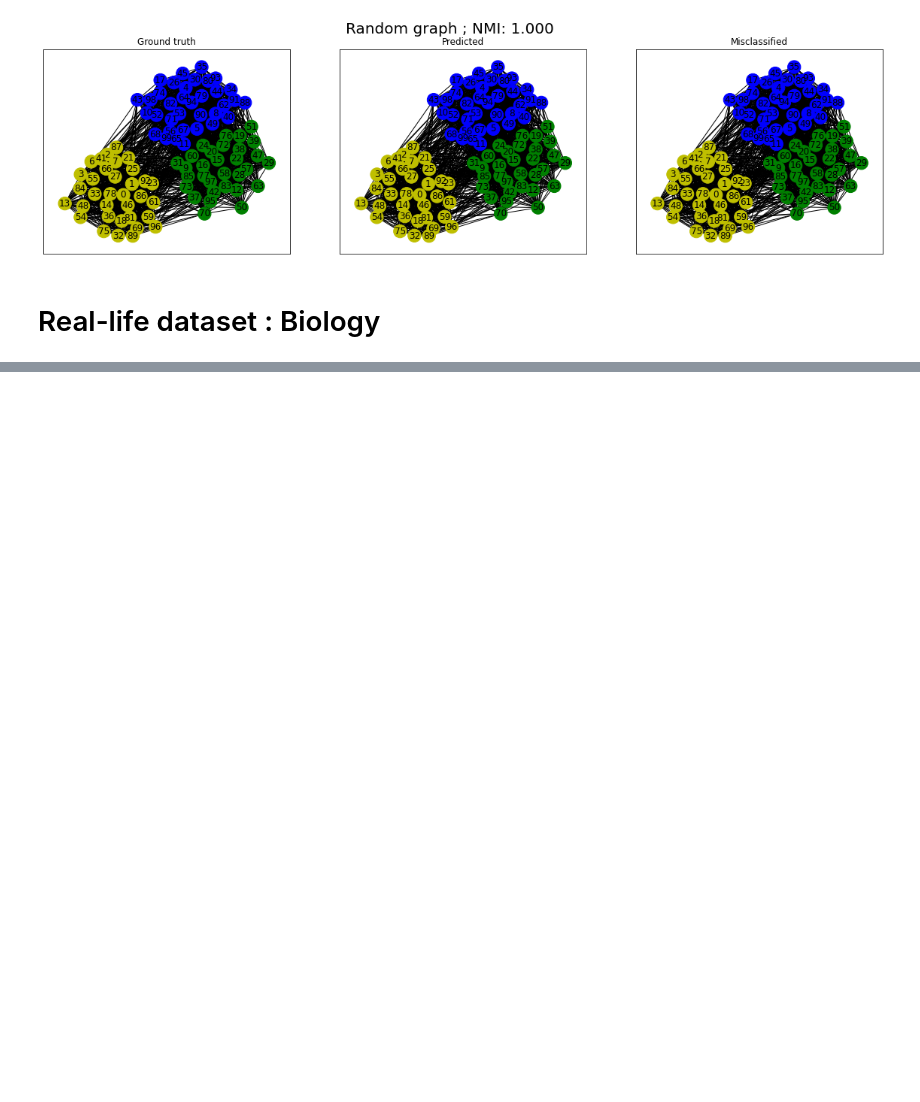
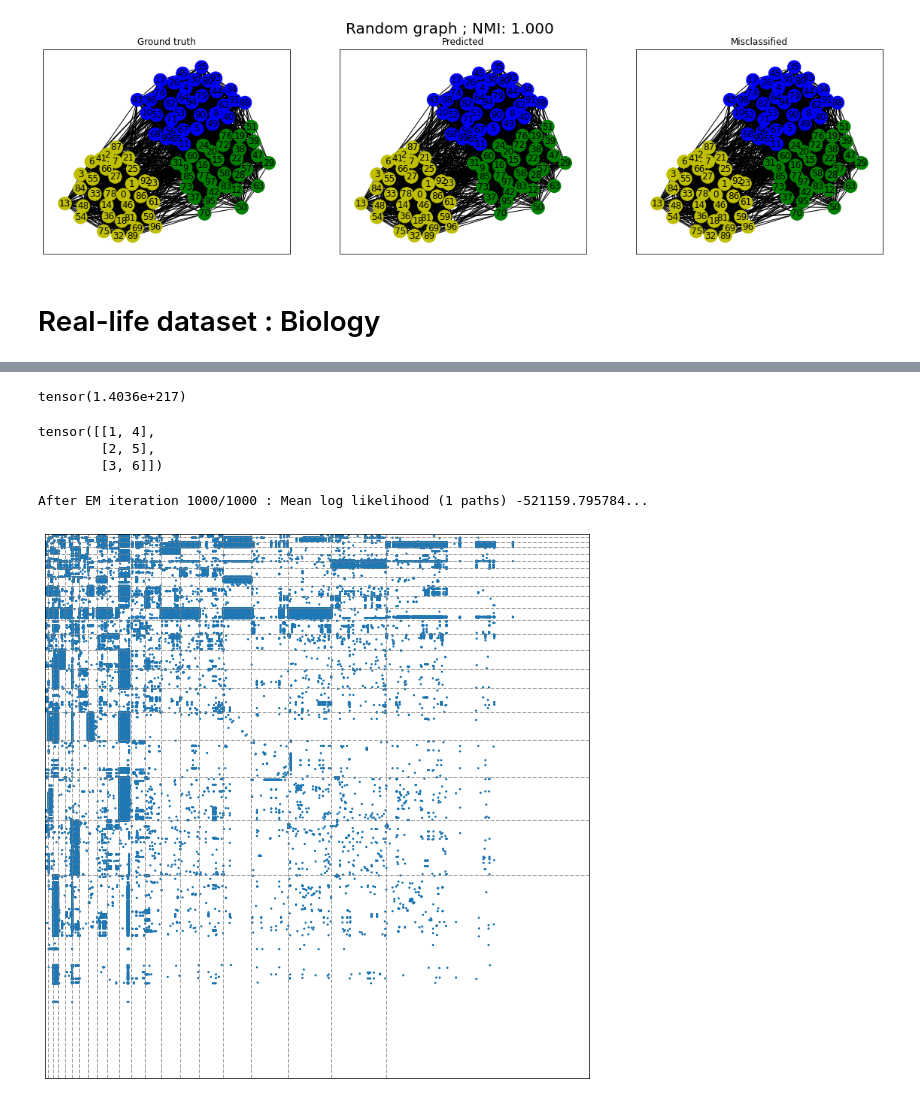
Before and after one commit to bastienlc/SBM-EM, a Jupyter notebook: Newman EM test.ipynb, the cells around one changed output, grey strips where cells are left out. Drawn from its saved outputs; the diff is of its cells as text; code cells hidden in the pictures; blank space fills up the shorter version.

Commit message:
notebook EM newman

```diff
--- a/Newman EM test.ipynb
+++ b/Newman EM test.ipynb
@@ -265,0 +264,26 @@ ModuleNotFoundError: No module named 'graspologic'
+# %%
+edges_data = "data/E-coli/Escherichia-coli_edge-list.txt"
+labels_data = "data/E-coli/Escherichia-coli.txt"
+
+# Nodes
+with open(edges_data) as edgelist:
+    nb_nodes = int(edgelist.readline().strip("Nb_nodes:"))
+G = nx.Graph()
+G.add_nodes_from(range(nb_nodes))
+
+# Edges
+with open(edges_data) as edgelist:
+    partial_graph = nx.read_edgelist(edgelist)
+for edge in partial_graph.edges():
+    G.add_edge(int(edge[0]), int(edge[1]))
+
+# Labels
+with open(labels_data) as labels:
+    labels = labels.readlines()[1:]
+    labels = [label.strip() for label in labels]
+    labels = np.array(labels)
+assert len(labels) == len(G.nodes())
+for i, label in enumerate(labels):
+    G.nodes[i]["label"] = label
+
+X = nx.adjacency_matrix(G).todense()
@@ -265,0 +298,12 @@ ModuleNotFoundError: No module named 'graspologic'
+# %%
+torch.exp(torch.tensor(500))
+# %% [output]
+tensor(1.4036e+217)
+# %%
+a = torch.tensor([1, 2, 3])
+b = torch.tensor([4, 5, 6])
+torch.stack((a, b), dim=1)
+# %% [output]
+tensor([[1, 4],
+        [2, 5],
+        [3, 6]])
@@ -265,0 +315,7 @@ ModuleNotFoundError: No module named 'graspologic'
+# %%
+Q = 21
+alpha, pi, tau = em_algorithm(
+    X, Q, n_init=50, iterations=1000, implementation="newman_pytorch"
+)
+# %% [output]
+After EM iteration 1000/1000 : Mean log likelihood (1 paths) -521159.795784...
@@ -265,0 +329,14 @@ ModuleNotFoundError: No module named 'graspologic'
+# %%
+classification = tau.argmax(axis=1)
+
+meta = pd.DataFrame(
+    data={
+        "Class": classification,
+    },
+)
+fig, ax = plt.subplots(1, 1, figsize=(10, 10))
+adjplot(data=X, ax=ax, meta=meta, plot_type="scattermap", group=["Class"], ticks=False)
+plt.savefig("images/escheria-coli_newman.png")
+plt.show()
+# %% [output]
+[figure, added]
```
Also changed, not shown: parts of 5 cells of this notebook.
